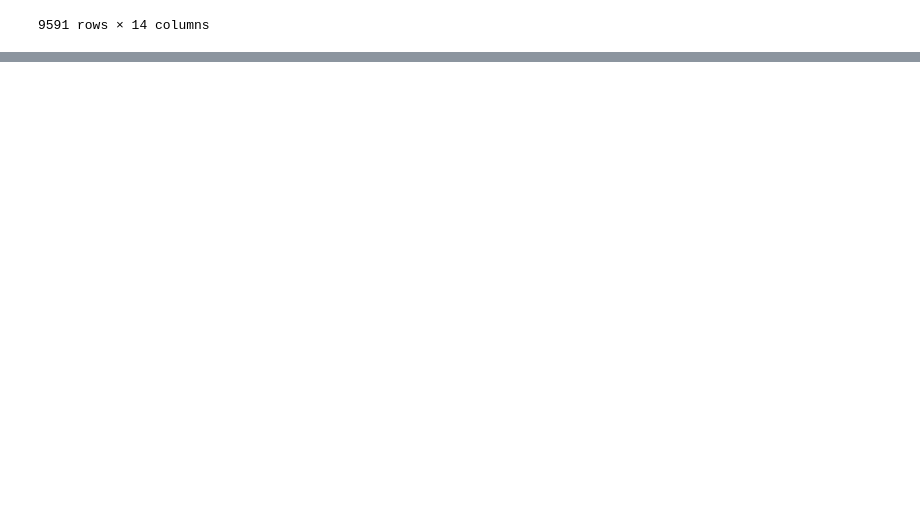
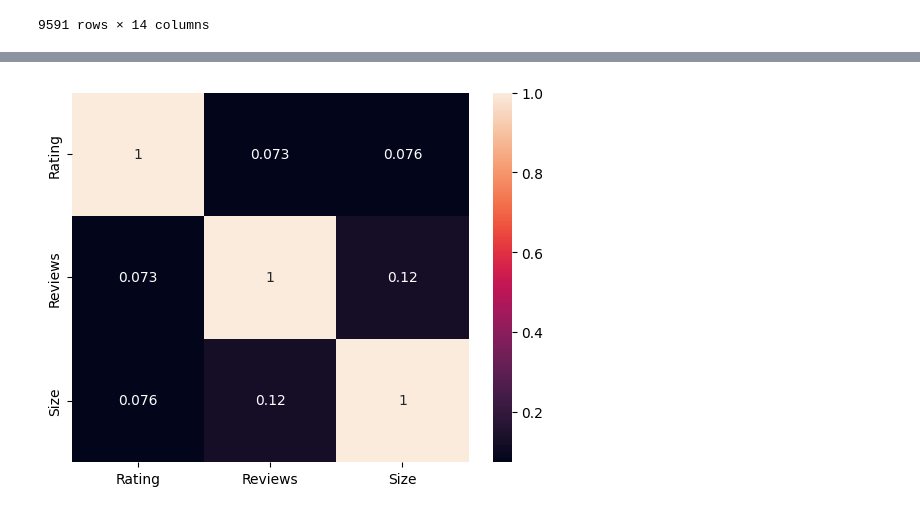
Before and after one commit to gggvitalii90/python_analytics_ich_120925, a Jupyter notebook: notebooks/Python for DA_L19.ipynb, the cells around one changed output, grey strips where cells are left out. Cells and saved outputs as stored; diff of their text form; code cells hidden in the pictures; blank space fills up the shorter version.

```diff
--- a/notebooks/Python for DA_L19.ipynb
+++ b/notebooks/Python for DA_L19.ipynb
@@ -381,0 +396,6 @@ Passing `palette` without assigning `hue` is deprecated and will be removed in v
+# %%
+# Многомерный анализ
+sns.heatmap(google_free[['Rating','Reviews', 'Size']].corr(), annot = True)
+plt.show()
+# %% [output]
+[figure, added]
```
Also changed, not shown: parts of 3 cells of this notebook.
